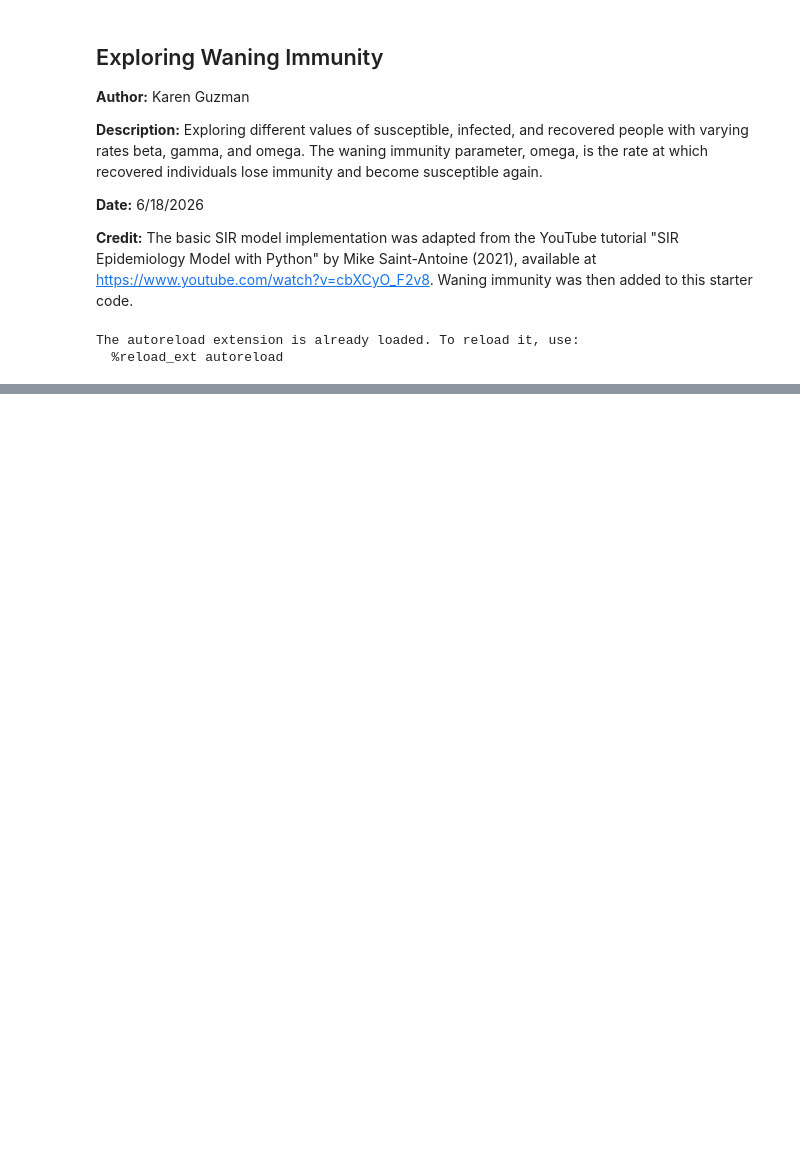
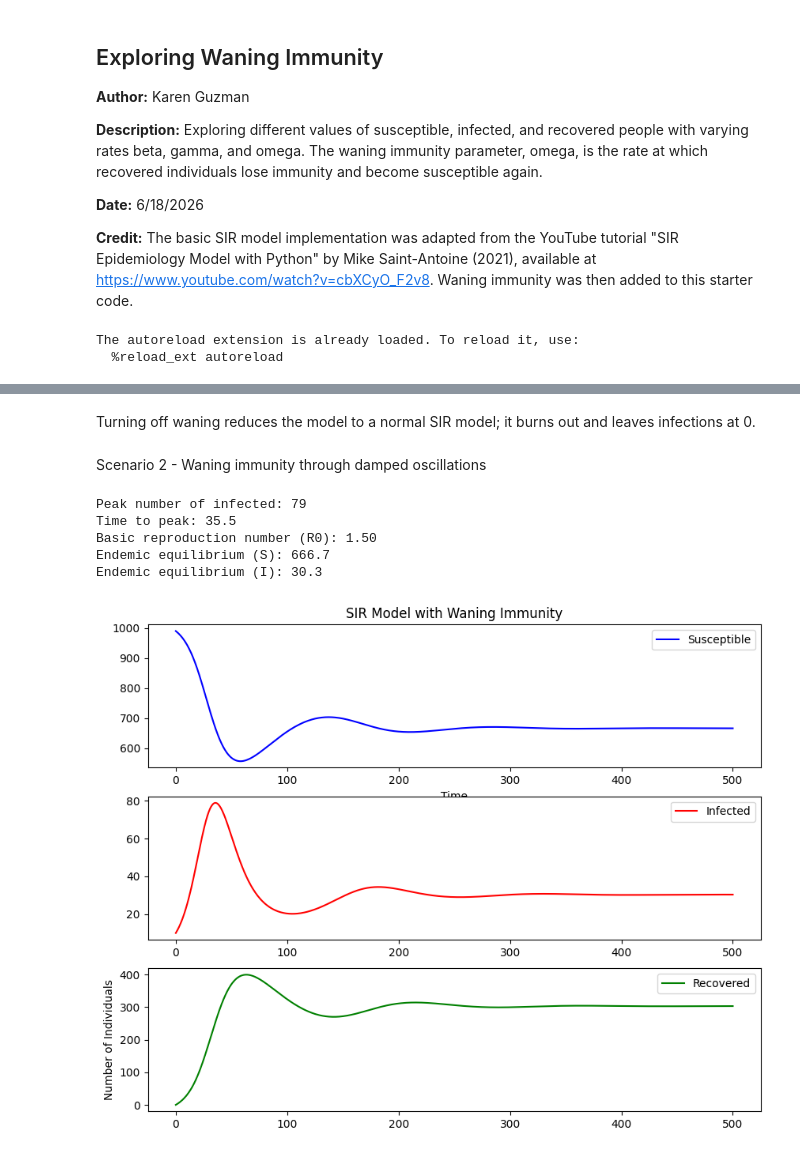
Before and after one commit to kguzman24/epidemic-drivers-through-machine-learning, a Jupyter notebook: notebooks/exploring_waning_immunity.ipynb, the cells around one changed output, grey strips where cells are left out. Drawn from its saved outputs; the diff is of its cells as text; code cells hidden in the pictures; blank space fills up the shorter version.

```diff
--- a/notebooks/exploring_waning_immunity.ipynb
+++ b/notebooks/exploring_waning_immunity.ipynb
@@ -75,0 +63,24 @@ R0: 1.50
+# %% [markdown]
+Turning off waning reduces the model to a normal SIR model; it burns out and leaves infections at 0.
+# %% [markdown]
+Scenario 2 - Waning immunity through damped oscillations
+# %%
+beta = 0.3
+gamma = 0.2
+omega = 0.02 #waning rate
+
+params = [beta, gamma, omega]
+
+# initial conditions vector
+y0 = [990, 10, 0] # 500 susceptible, 70 infected, 0 recovered people
+
+y = simulator(params, y0, t) #simulate the SIR model with waning immunity
+
+plot_simulation(t, y, params) #plot the simulation results
+# %% [output]
+Peak number of infected: 79
+Time to peak: 35.5
+Basic reproduction number (R0): 1.50
+Endemic equilibrium (S): 666.7
+Endemic equilibrium (I): 30.3
+[figure, added]
```
Also changed, not shown: parts of 10 cells of this notebook, 1 other file.
